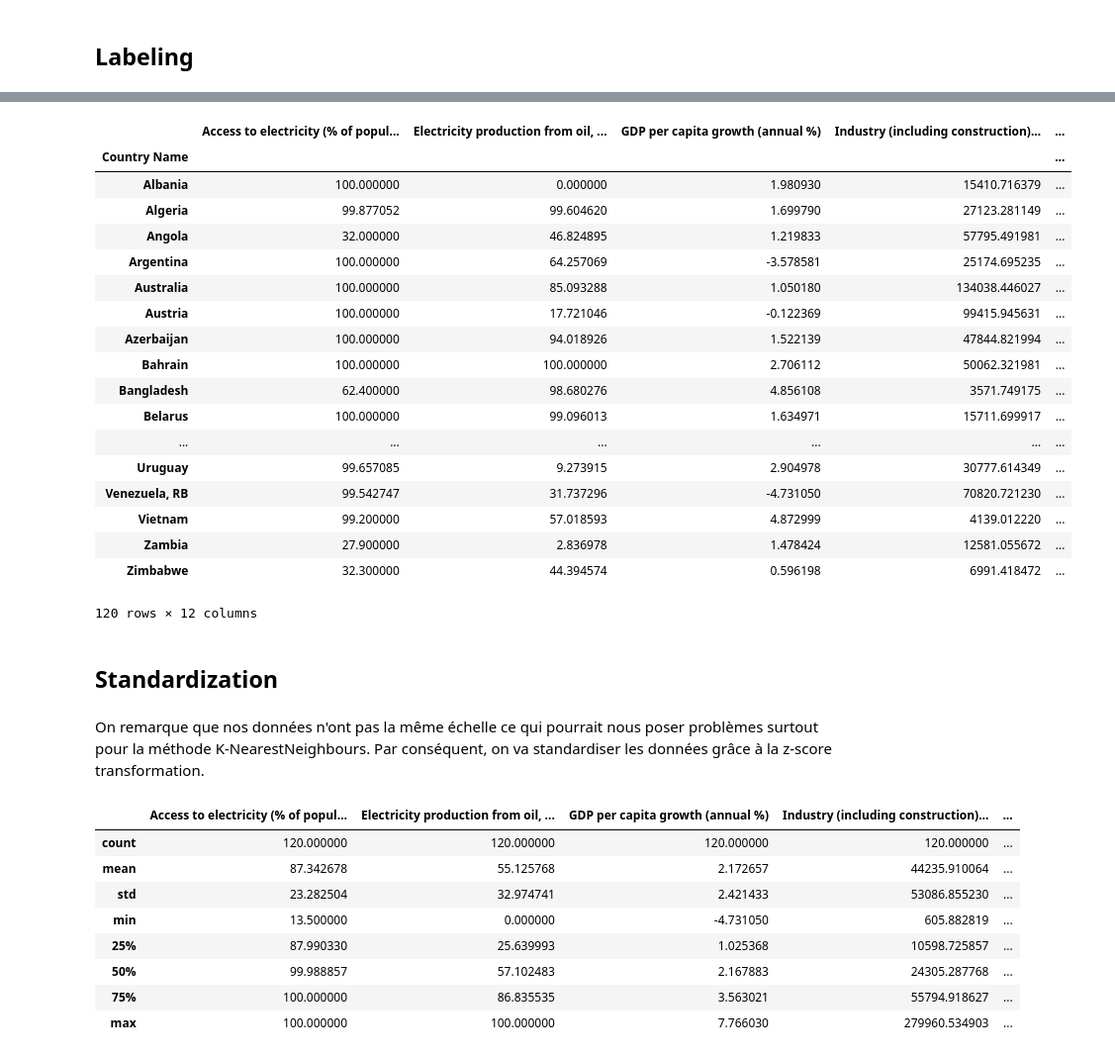
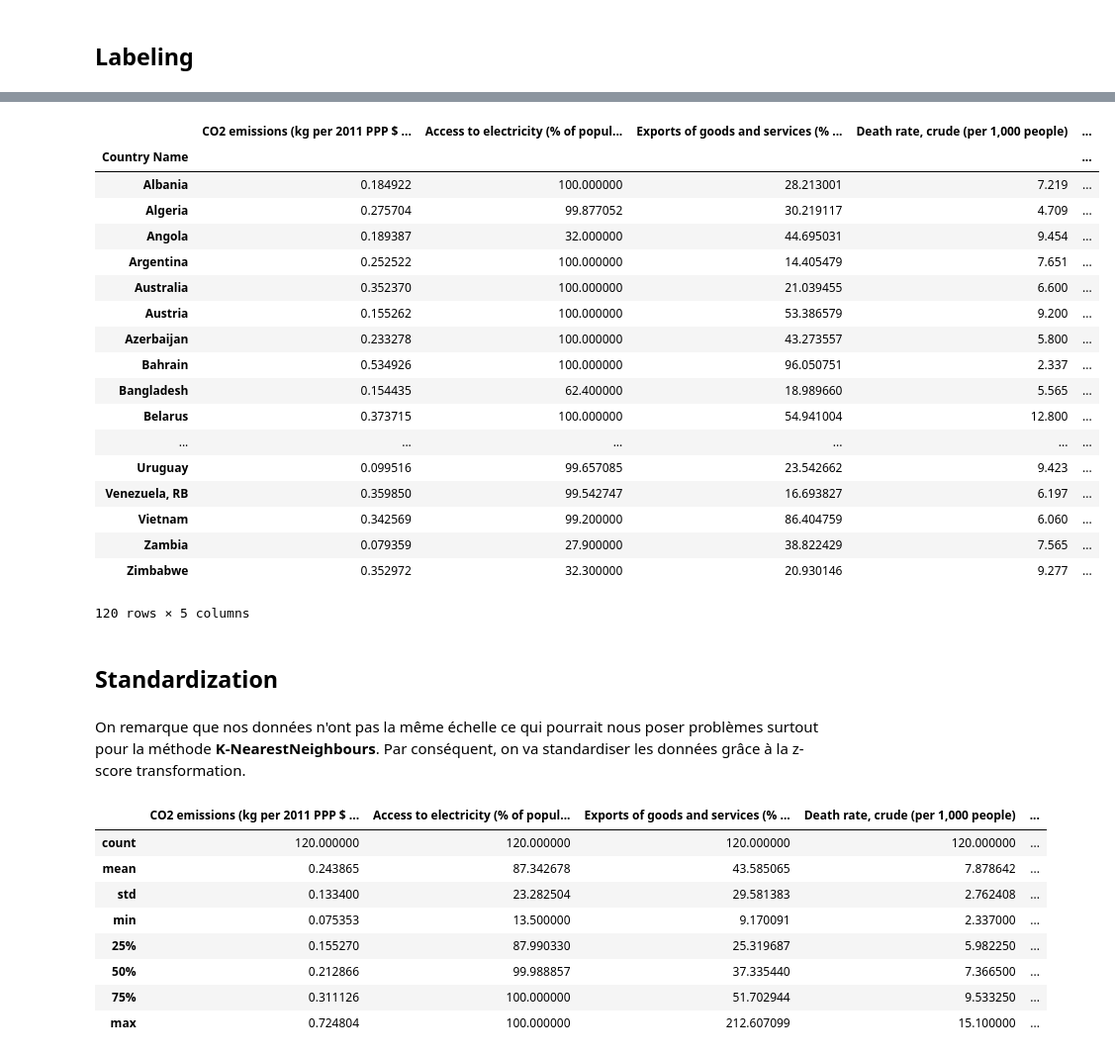
Before and after one commit to RuzickaJiri/Project_AI, a Jupyter notebook: Project_AI_classification.ipynb, the cells around one changed output, grey strips where cells are left out. Shown: that part at 99% size. Saved outputs shown, nothing was run; the diff lists cells and outputs as text; code cells hidden in the pictures.

```diff
--- a/Project_AI_classification.ipynb
+++ b/Project_AI_classification.ipynb
@@ -101,43 +91,43 @@ labels
 # %%
 df = dt
-df = df.drop('CO2 emissions (kg per 2011 PPP $ of GDP)\t', axis=1)
+df = df.drop('GDP per capita growth (annual %)\t', axis=1)
 df
 # %% [output]
-|  | Access to electricity (% of popul... | Electricity production from oil, ... | GDP per capita growth (annual %) | Industry (including construction)... | ... |
+|  | CO2 emissions (kg per 2011 PPP $ ... | Access to electricity (% of popul... | Exports of goods and services (% ... | Death rate, crude (per 1,000 people) | ... |
 | Country Name |  |  |  |  | ... |
-| Albania | 100.000000 | 0.000000 | 1.980930 | 15410.716379 | ... |
-| Algeria | 99.877052 | 99.604620 | 1.699790 | 27123.281149 | ... |
-| Angola | 32.000000 | 46.824895 | 1.219833 | 57795.491981 | ... |
-| Argentina | 100.000000 | 64.257069 | -3.578581 | 25174.695235 | ... |
-| Australia | 100.000000 | 85.093288 | 1.050180 | 134038.446027 | ... |
-| Austria | 100.000000 | 17.721046 | -0.122369 | 99415.945631 | ... |
-| Azerbaijan | 100.000000 | 94.018926 | 1.522139 | 47844.821994 | ... |
-| Bahrain | 100.000000 | 100.000000 | 2.706112 | 50062.321981 | ... |
-| Bangladesh | 62.400000 | 98.680276 | 4.856108 | 3571.749175 | ... |
-| Belarus | 100.000000 | 99.096013 | 1.634971 | 15711.699917 | ... |
+| Albania | 0.184922 | 100.000000 | 28.213001 | 7.219 | ... |
+| Algeria | 0.275704 | 99.877052 | 30.219117 | 4.709 | ... |
+| Angola | 0.189387 | 32.000000 | 44.695031 | 9.454 | ... |
+| Argentina | 0.252522 | 100.000000 | 14.405479 | 7.651 | ... |
+| Australia | 0.352370 | 100.000000 | 21.039455 | 6.600 | ... |
+| Austria | 0.155262 | 100.000000 | 53.386579 | 9.200 | ... |
+| Azerbaijan | 0.233278 | 100.000000 | 43.273557 | 5.800 | ... |
+| Bahrain | 0.534926 | 100.000000 | 96.050751 | 2.337 | ... |
+| Bangladesh | 0.154435 | 62.400000 | 18.989660 | 5.565 | ... |
+| Belarus | 0.373715 | 100.000000 | 54.941004 | 12.800 | ... |
 | ... | ... | ... | ... | ... | ... |
-| Uruguay | 99.657085 | 9.273915 | 2.904978 | 30777.614349 | ... |
-| Venezuela, RB | 99.542747 | 31.737296 | -4.731050 | 70820.721230 | ... |
-| Vietnam | 99.200000 | 57.018593 | 4.872999 | 4139.012220 | ... |
-| Zambia | 27.900000 | 2.836978 | 1.478424 | 12581.055672 | ... |
-| Zimbabwe | 32.300000 | 44.394574 | 0.596198 | 6991.418472 | ... |
+| Uruguay | 0.099516 | 99.657085 | 23.542662 | 9.423 | ... |
+| Venezuela, RB | 0.359850 | 99.542747 | 16.693827 | 6.197 | ... |
+| Vietnam | 0.342569 | 99.200000 | 86.404759 | 6.060 | ... |
+| Zambia | 0.079359 | 27.900000 | 38.822429 | 7.565 | ... |
+| Zimbabwe | 0.352972 | 32.300000 | 20.930146 | 9.277 | ... |
-120 rows × 12 columns
+120 rows × 5 columns
 # %% [markdown]
 ## Standardization
 # %% [markdown]
-On remarque que nos données n'ont pas la même échelle ce qui pourrait nous poser problèmes surtout pour la méthode K-NearestNeighbours. Par conséquent, on va standardiser les données grâce à la z-score transformation.
+On remarque que nos données n'ont pas la même échelle ce qui pourrait nous poser problèmes surtout pour la méthode **K-NearestNeighbours**. Par conséquent, on va standardiser les données grâce à la z-score transformation.
 # %%
 df.describe()
 # %% [output]
-|  | Access to electricity (% of popul... | Electricity production from oil, ... | GDP per capita growth (annual %) | Industry (including construction)... | ... |
+|  | CO2 emissions (kg per 2011 PPP $ ... | Access to electricity (% of popul... | Exports of goods and services (% ... | Death rate, crude (per 1,000 people) | ... |
 | count | 120.000000 | 120.000000 | 120.000000 | 120.000000 | ... |
-| mean | 87.342678 | 55.125768 | 2.172657 | 44235.910064 | ... |
-| std | 23.282504 | 32.974741 | 2.421433 | 53086.855230 | ... |
-| min | 13.500000 | 0.000000 | -4.731050 | 605.882819 | ... |
-| 25% | 87.990330 | 25.639993 | 1.025368 | 10598.725857 | ... |
-| 50% | 99.988857 | 57.102483 | 2.167883 | 24305.287768 | ... |
-| 75% | 100.000000 | 86.835535 | 3.563021 | 55794.918627 | ... |
-| max | 100.000000 | 100.000000 | 7.766030 | 279960.534903 | ... |
+| mean | 0.243865 | 87.342678 | 43.585065 | 7.878642 | ... |
+| std | 0.133400 | 23.282504 | 29.581383 | 2.762408 | ... |
+| min | 0.075353 | 13.500000 | 9.170091 | 2.337000 | ... |
+| 25% | 0.155270 | 87.990330 | 25.319687 | 5.982250 | ... |
+| 50% | 0.212866 | 99.988857 | 37.335440 | 7.366500 | ... |
+| 75% | 0.311126 | 100.000000 | 51.702944 | 9.533250 | ... |
+| max | 0.724804 | 100.000000 | 212.607099 | 15.100000 | ... |
 # %%
 zscore = StandardScaler().fit(df)
 dfz = pds.DataFrame(zscore.transform(df), index=df.index, columns=df.columns)
```
Also changed, not shown: parts of 46 cells of this notebook.
